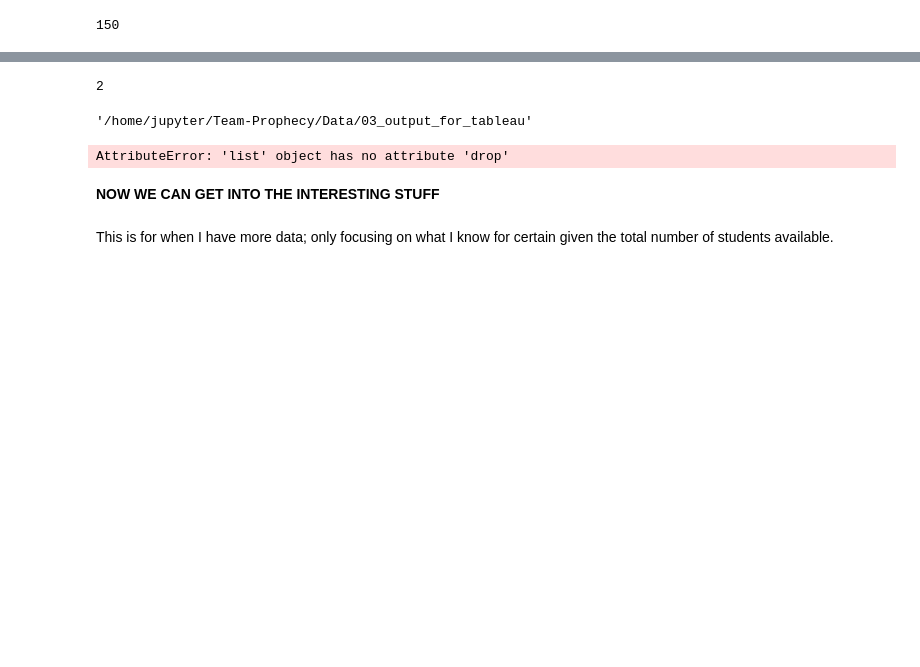
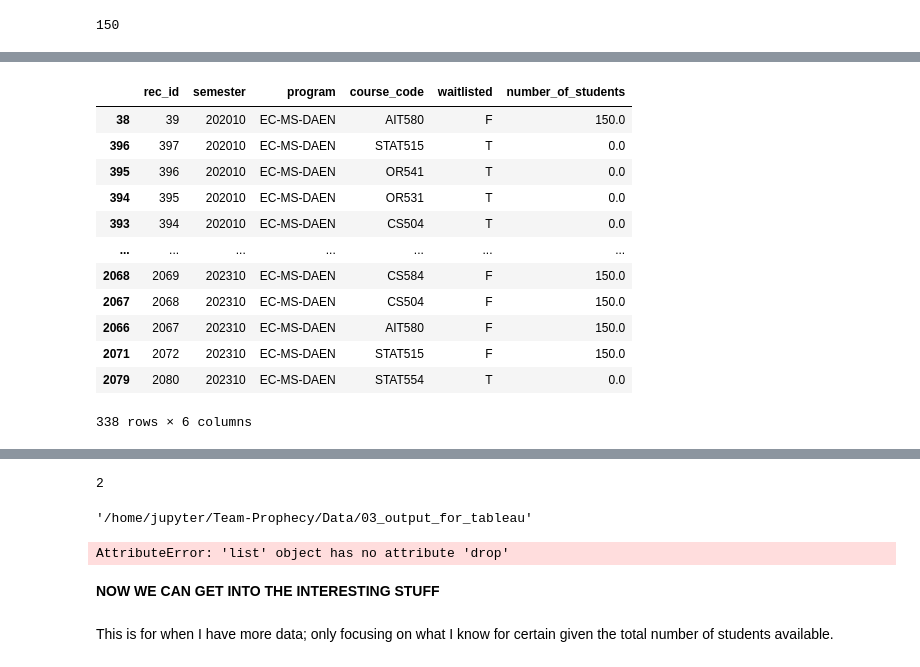
Before and after one commit to GoswamiSagarD/Team-Prophecy, a Jupyter notebook: Code/src/DataEngineering/ModelCreation_ipynb/PredictingStudentsInSeats.ipynb, the cells around one changed output, grey strips where cells are left out. Drawn from its saved outputs; the diff is of its cells as text; code cells hidden in the pictures; blank space fills up the shorter version.

```diff
--- a/Code/src/DataEngineering/ModelCreation_ipynb/PredictingStudentsInSeats.ipynb
+++ b/Code/src/DataEngineering/ModelCreation_ipynb/PredictingStudentsInSeats.ipynb
@@ -425,0 +446,16 @@ program_results_table
+# %%
+program_results_table.loc[program_results_table["program"] == "EC-MS-DAEN",:].sort_values("semester")
+# %% [output]
+|  | rec_id | semester | program | course_code | waitlisted | number_of_students |
+| 38 | 39 | 202010 | EC-MS-DAEN | AIT580 | F | 150.0 |
+| 396 | 397 | 202010 | EC-MS-DAEN | STAT515 | T | 0.0 |
+| 395 | 396 | 202010 | EC-MS-DAEN | OR541 | T | 0.0 |
+| 394 | 395 | 202010 | EC-MS-DAEN | OR531 | T | 0.0 |
+| 393 | 394 | 202010 | EC-MS-DAEN | CS504 | T | 0.0 |
+| ... | ... | ... | ... | ... | ... | ... |
+| 2068 | 2069 | 202310 | EC-MS-DAEN | CS584 | F | 150.0 |
+| 2067 | 2068 | 202310 | EC-MS-DAEN | CS504 | F | 150.0 |
+| 2066 | 2067 | 202310 | EC-MS-DAEN | AIT580 | F | 150.0 |
+| 2071 | 2072 | 202310 | EC-MS-DAEN | STAT515 | F | 150.0 |
+| 2079 | 2080 | 202310 | EC-MS-DAEN | STAT554 | T | 0.0 |
+338 rows × 6 columns
```
Also changed, not shown: parts of 4 cells of this notebook, 1 other file.
